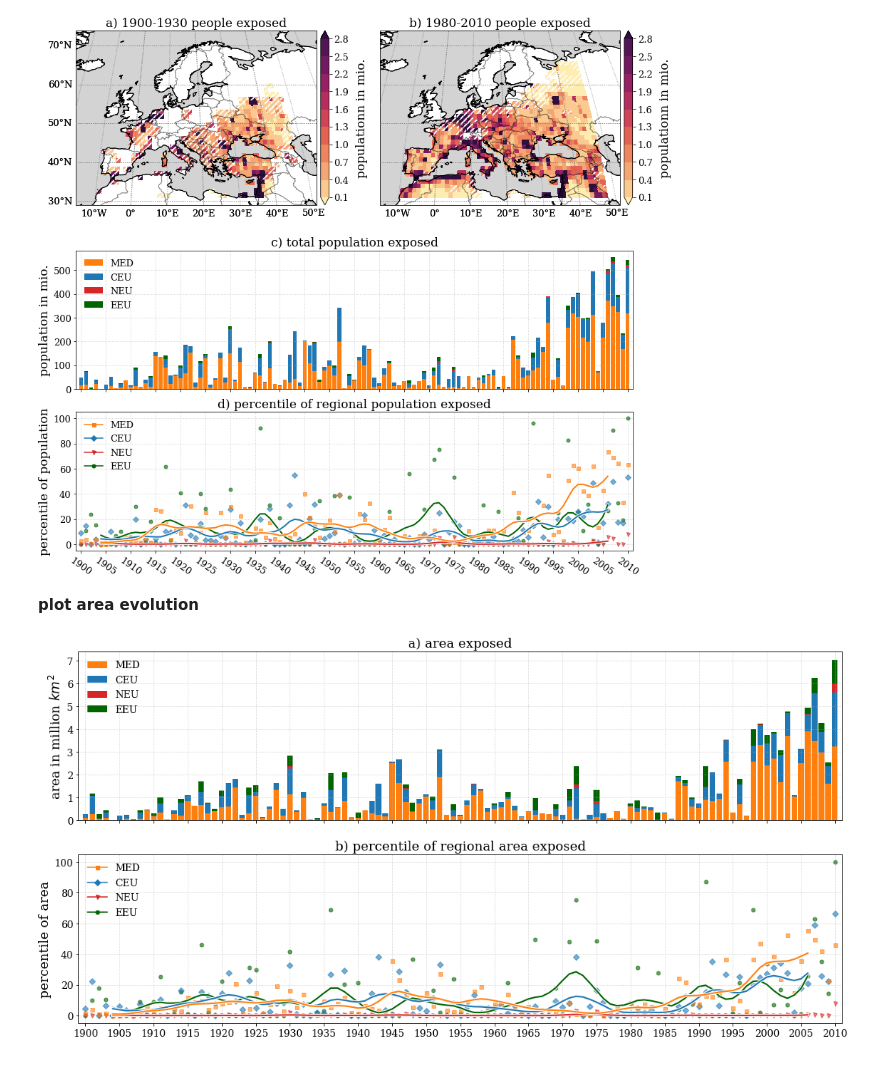
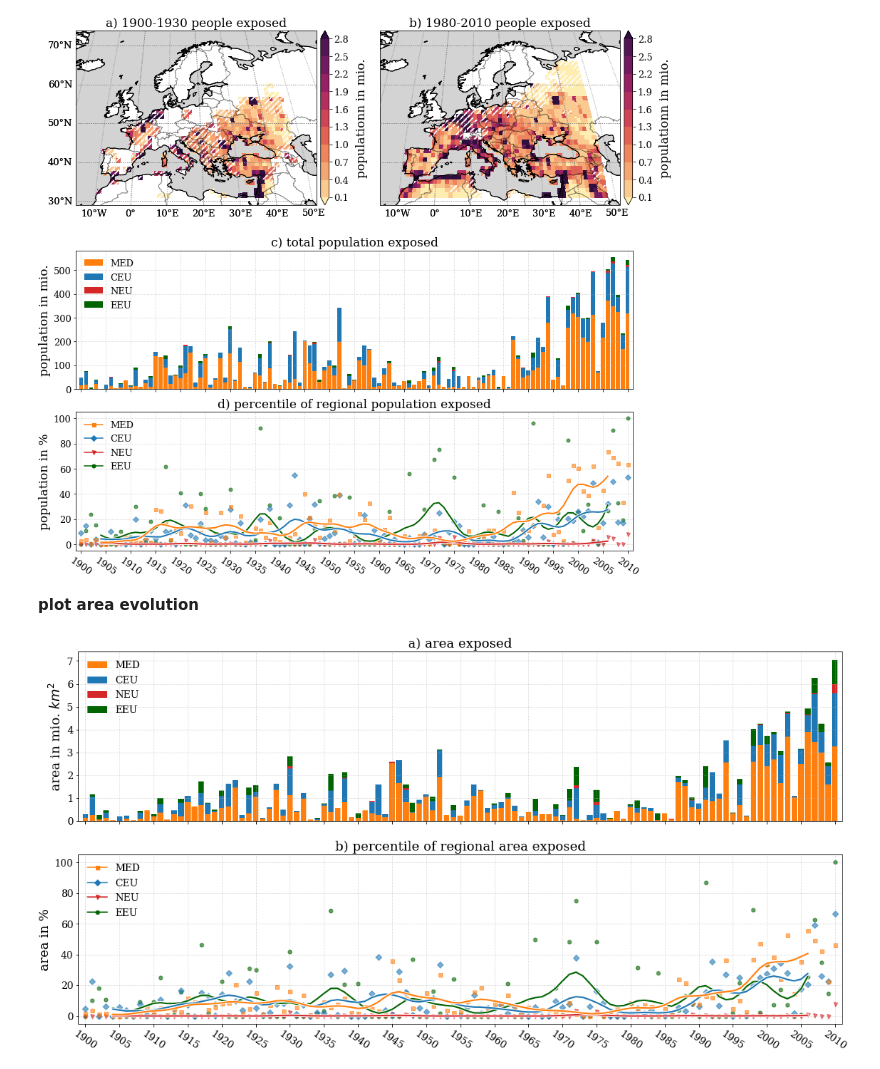
Before and after one commit to nilsnevertree/Trends-in-Heat-Stress-over-Europe, a Jupyter notebook: Scripts/heat_wave_population-ydrunpctl.ipynb, the cells around one changed output. Cells and saved outputs as stored; diff of their text form; code cells hidden in the pictures.

```diff
--- a/Scripts/heat_wave_population-ydrunpctl.ipynb
+++ b/Scripts/heat_wave_population-ydrunpctl.ipynb
@@ -153,7 +153,7 @@ for idx, color, name, marker in [(18, 'darkgreen', 'EEU', 'o'), (16, 'tab:red',
 
 ax3.legend(handles = patches[::-1])
 ax3.set_title(lower_title)
-ax3.set_ylabel('percentile of population')
+ax3.set_ylabel('population in %')
 ax3.get_shared_x_axes().join(ax2, ax3)
 ax2.set_xticklabels([])
 ax3.set_xticks(np.arange(xmin +1,xmax,5))
@@ -164,7 +164,7 @@ ax3.set_xlim([xmin,xmax])
 ax3.grid()
 fig.savefig(populationfolder + savename + '_ydrunpctl_98_referenceperiod')
 # %% [output]
-[figure, old version]
+[figure, new version]
 # %% [markdown]
 **plot area evolution**
 # %%
@@ -173,7 +173,7 @@ middle_title = "a) area exposed"
 lower_title = "b) percentile of regional area exposed"
 savename = "area_effected_{:.0f}mindays_{:.0f}percsWBGT_{:.0f}years".format(min_yearlydays, quantile_sWBGT * 100, min_years)
 
-mask = mask_duration & (data.swbgt >= data.swbgt.quantile(quantile_sWBGT, dim = 'time'))
+mask = data.heatwave_mask_ydrunpctl_98_referenceperiod & (data.swbgt >= data.swbgt.quantile(quantile_sWBGT, dim = 'time'))
 mask = (mask.groupby("time.year").sum('time')) >= min_yearlydays
 # print(mask)
 
@@ -195,33 +195,34 @@ for idx, color, name in [(19, 'tab:orange', 'MED'), (17,'tab:blue', 'CEU'), (16,
 
 # ax2.plot(mask.year, filter_func(plot_data), color = color, linestyle = '--')
 ax2.legend()
 ax2.set_title(middle_title)
-ax2.set_ylabel(r'area in million $km^2$')
+ax2.set_ylabel(r'area in mio. $km^2$')
 ax2.set_xlim([xmin,xmax])
 ax2.set_xticks(np.arange(xmin +1,xmax,5))
 ax2.grid()
 
 
 ax3 = fig.add_subplot(gs[1,:])
 patches = []
 for idx, color, name, marker in [(18, 'darkgreen', 'EEU', 'o'), (16, 'tab:red', 'NEU', 'v'), (17,'tab:blue', 'CEU', 'D'), (19, 'tab:orange', 'MED', 's')]:
     plot_data = 100 * (mask * data.area*1e-6).where(mc.mask_region(data.area, idx)).sum({'latitude','longitude'})/((data.area*1e-6).where(mc.mask_region(data.area, idx)).sum({'latitude','longitude'}))
     ax3.plot(mask.year, filter_func(plot_data), color = 'w', linewidth = 4, linestyle = '-', marker = marker, markersize = 0, label = name, zorder = 3)
     ax3.plot(mask.year, filter_func(plot_data), color = color, linewidth = 2, linestyle = '-', marker = marker, markersize = 0, label = name, zorder = 3)
     ax3.plot(mask.year, plot_data, color = color, linestyle = '-', linewidth = 0, markersize = 5, marker = marker, alpha = 0.6, zorder = 2)
     patches.append(mlines.Line2D([], [], color=color, marker=marker,
                           markersize=5, label=name))
 
 ax3.legend(handles = patches[::-1])
 ax3.set_title(lower_title)
-ax3.set_ylabel('percentile of area')
+ax3.set_ylabel('area in %')
 ax3.get_shared_x_axes().join(ax2, ax3)
 ax2.set_xticklabels([])
 ax3.set_xticks(np.arange(xmin +1,xmax,5))
+ax3.set_xticklabels(np.arange(xmin +1,xmax,5), rotation = -35)
 ax3.set_xlim([xmin,xmax])
 
 # ax3.set_xtickslabels(np.arange(xmax +1,xmax,5))
 ax3.grid()
 fig.savefig(populationfolder + savename + '_ydrunpctl_98_referenceperiod')
 # %% [output]
-[figure, old version]
+[figure, new version]
```
Also changed, not shown: 27 other files.
